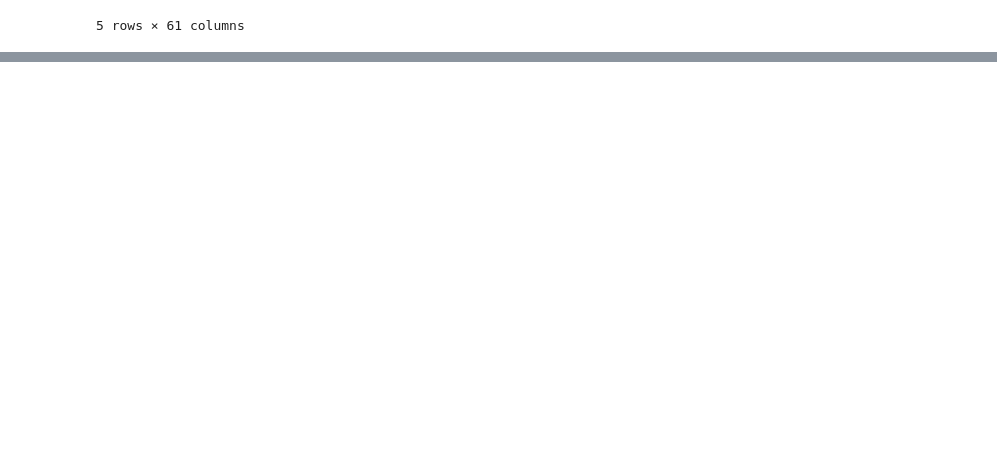
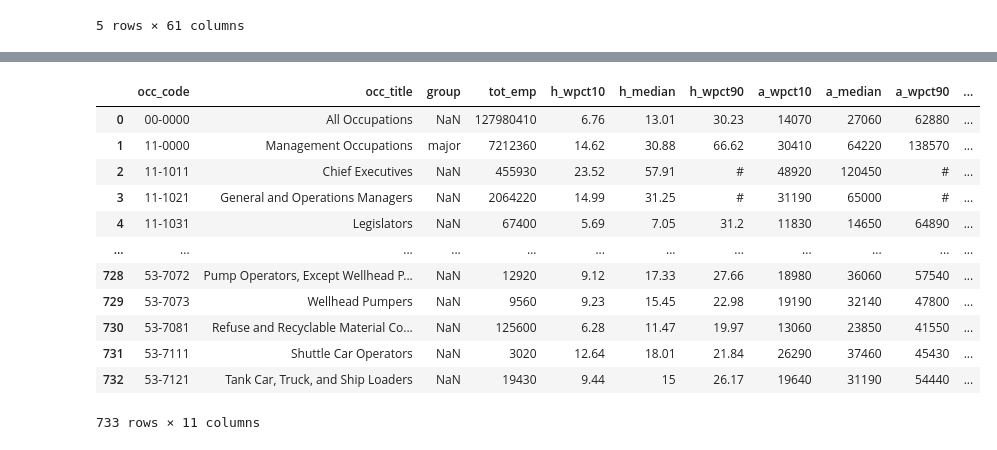
Before and after one commit to danieladea/DS4A-Project, a Jupyter notebook: Teacher Salary Analysis.ipynb, the cells around one changed output, grey strips where cells are left out. Saved outputs shown, nothing was run; the diff lists cells and outputs as text; code cells hidden in the pictures; blank space fills up the shorter version.

```diff
--- a/Teacher Salary Analysis.ipynb
+++ b/Teacher Salary Analysis.ipynb
@@ -217,0 +241,18 @@ incomesNJ.loc[:, 'County'] = incomesNJ.CountyList.map(lambda x: x[0])
+# %%
+odf01 = pd.read_excel('OES/oes01nat/national_2001_dl.xls')
+odf01 = odf01.drop(columns=['annual', 'a_mean', 'h_mean', 'emp_prse', 'mean_prse', 'h_wpct25', 'h_wpct75', 'a_wpct25', 'a_wpct75'])
+odf01
+# %% [output]
+|  | occ_code | occ_title | group | tot_emp | h_wpct10 | h_median | h_wpct90 | a_wpct10 | a_median | a_wpct90 | ... |
+| 0 | 00-0000 | All Occupations | NaN | 127980410 | 6.76 | 13.01 | 30.23 | 14070 | 27060 | 62880 | ... |
+| 1 | 11-0000 | Management Occupations | major | 7212360 | 14.62 | 30.88 | 66.62 | 30410 | 64220 | 138570 | ... |
+| 2 | 11-1011 | Chief Executives | NaN | 455930 | 23.52 | 57.91 | # | 48920 | 120450 | # | ... |
+| 3 | 11-1021 | General and Operations Managers | NaN | 2064220 | 14.99 | 31.25 | # | 31190 | 65000 | # | ... |
+| 4 | 11-1031 | Legislators | NaN | 67400 | 5.69 | 7.05 | 31.2 | 11830 | 14650 | 64890 | ... |
+| ... | ... | ... | ... | ... | ... | ... | ... | ... | ... | ... | ... |
+| 728 | 53-7072 | Pump Operators, Except Wellhead P... | NaN | 12920 | 9.12 | 17.33 | 27.66 | 18980 | 36060 | 57540 | ... |
+| 729 | 53-7073 | Wellhead Pumpers | NaN | 9560 | 9.23 | 15.45 | 22.98 | 19190 | 32140 | 47800 | ... |
+| 730 | 53-7081 | Refuse and Recyclable Material Co... | NaN | 125600 | 6.28 | 11.47 | 19.97 | 13060 | 23850 | 41550 | ... |
+| 731 | 53-7111 | Shuttle Car Operators | NaN | 3020 | 12.64 | 18.01 | 21.84 | 26290 | 37460 | 45430 | ... |
+| 732 | 53-7121 | Tank Car, Truck, and Ship Loaders | NaN | 19430 | 9.44 | 15 | 26.17 | 19640 | 31190 | 54440 | ... |
+733 rows × 11 columns
```
Also changed, not shown: parts of 18 cells of this notebook, 53 other files.
